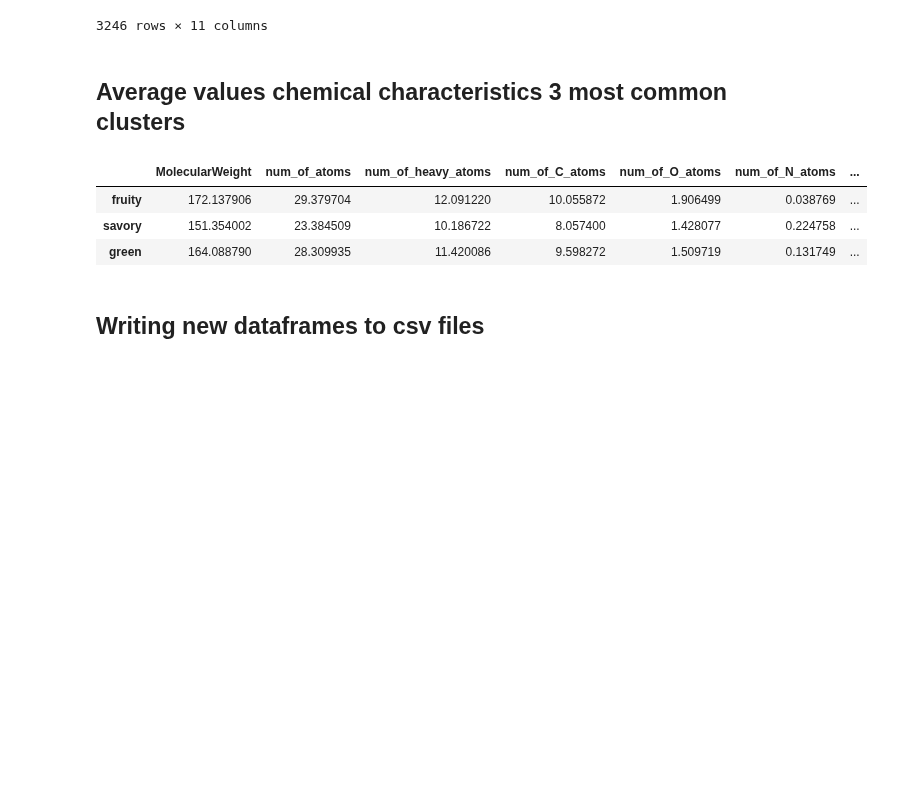
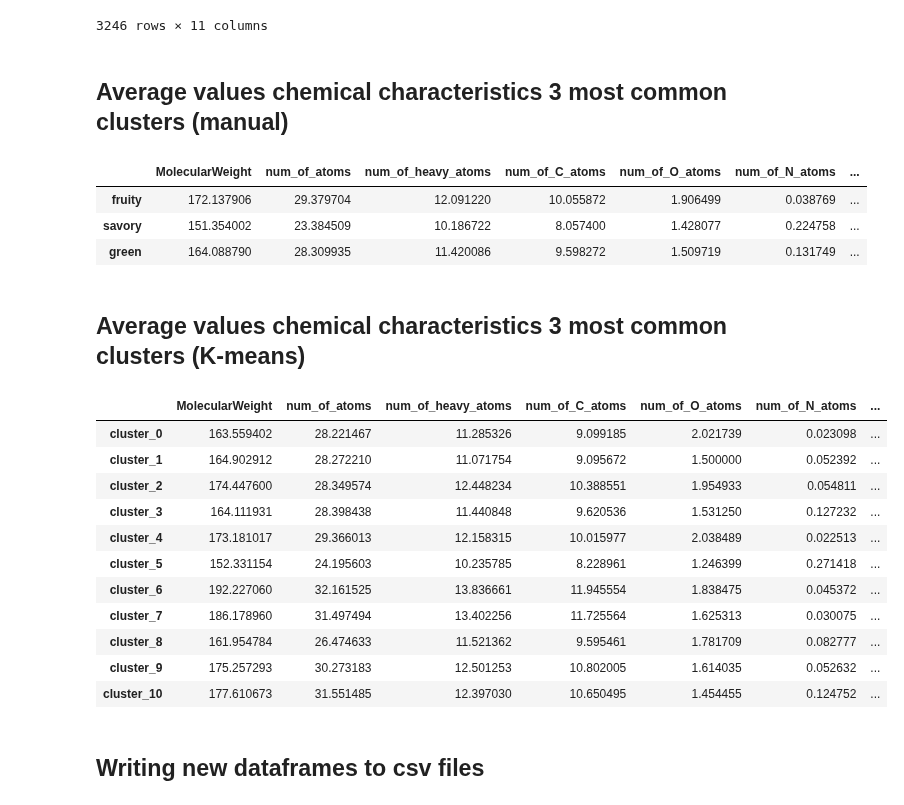
Before and after one commit to IOuadah/SML_Project, a Jupyter notebook: data_prep.ipynb, the cells around one changed output. Cells and saved outputs as stored; diff of their text form; code cells hidden in the pictures; blank space fills up the shorter version.

Commit message:
calculated averages for k-means clusters (11) as well

```diff
--- a/data_prep.ipynb
+++ b/data_prep.ipynb
@@ -625,7 +625,7 @@ new_labels_manual_expert
 | 162353069 | 1 | 1 | 0 | 1 | 0 | 0 | 0 | 0 | 0 | 0 | 0 |
 3246 rows × 11 columns
 # %% [markdown]
-## Average values chemical characteristics 3 most common clusters
+## Average values chemical characteristics 3 most common clusters (manual)
 # %%
 odorants_copy = odorants
 
@@ -664,6 +664,46 @@ top_3_cluster_avg
 | fruity | 172.137906 | 29.379704 | 12.091220 | 10.055872 | 1.906499 | 0.038769 | ... |
 | savory | 151.354002 | 23.384509 | 10.186722 | 8.057400 | 1.428077 | 0.224758 | ... |
 | green | 164.088790 | 28.309935 | 11.420086 | 9.598272 | 1.509719 | 0.131749 | ... |
+# %% [markdown]
+## Average values chemical characteristics 3 most common clusters (K-means)
+# %%
+# Get the cluster names
+clusters_kmeans = new_labels_kmeans_11.columns
+
+# Initialize a dictionary to hold the averages for each cluster
+cluster_averages_kmeans = {}
+
+# Calculate averages for each cluster
+for cluster in clusters_kmeans:
+    # Get the CIDs for the current cluster
+    cluster_cids = new_labels_kmeans_11.index[new_labels_kmeans_11[cluster] == 1].tolist()
+
+    # Filter the odorants_df for these CIDs
+    cluster_samples = odorants_numeric.loc[cluster_cids]
+
+    # Calculate the mean for each chemical characteristic
+    cluster_averages_kmeans[cluster] = cluster_samples.mean()
+
+# Convert the dictionary to a DataFrame for easier viewing/manipulation
+averages_df_kmeans = pd.DataFrame(cluster_averages_kmeans)
+
+# Transpose the DataFrame so that the chemical characteristics are on the rows and clusters on the columns
+chemical_averages_clusters_kmeans = averages_df_kmeans.T
+
+chemical_averages_clusters_kmeans
+# %% [output]
+|  | MolecularWeight | num_of_atoms | num_of_heavy_atoms | num_of_C_atoms | num_of_O_atoms | num_of_N_atoms | ... |
+| cluster_0 | 163.559402 | 28.221467 | 11.285326 | 9.099185 | 2.021739 | 0.023098 | ... |
+| cluster_1 | 164.902912 | 28.272210 | 11.071754 | 9.095672 | 1.500000 | 0.052392 | ... |
+| cluster_2 | 174.447600 | 28.349574 | 12.448234 | 10.388551 | 1.954933 | 0.054811 | ... |
+| cluster_3 | 164.111931 | 28.398438 | 11.440848 | 9.620536 | 1.531250 | 0.127232 | ... |
+| cluster_4 | 173.181017 | 29.366013 | 12.158315 | 10.015977 | 2.038489 | 0.022513 | ... |
+| cluster_5 | 152.331154 | 24.195603 | 10.235785 | 8.228961 | 1.246399 | 0.271418 | ... |
+| cluster_6 | 192.227060 | 32.161525 | 13.836661 | 11.945554 | 1.838475 | 0.045372 | ... |
+| cluster_7 | 186.178960 | 31.497494 | 13.402256 | 11.725564 | 1.625313 | 0.030075 | ... |
+| cluster_8 | 161.954784 | 26.474633 | 11.521362 | 9.595461 | 1.781709 | 0.082777 | ... |
+| cluster_9 | 175.257293 | 30.273183 | 12.501253 | 10.802005 | 1.614035 | 0.052632 | ... |
+| cluster_10 | 177.610673 | 31.551485 | 12.397030 | 10.650495 | 1.454455 | 0.124752 | ... |
 # %% [markdown]
 ## Writing new dataframes to csv files
 # %%
```
Also changed, not shown: parts of 1 cell of this notebook, 1 other file.
